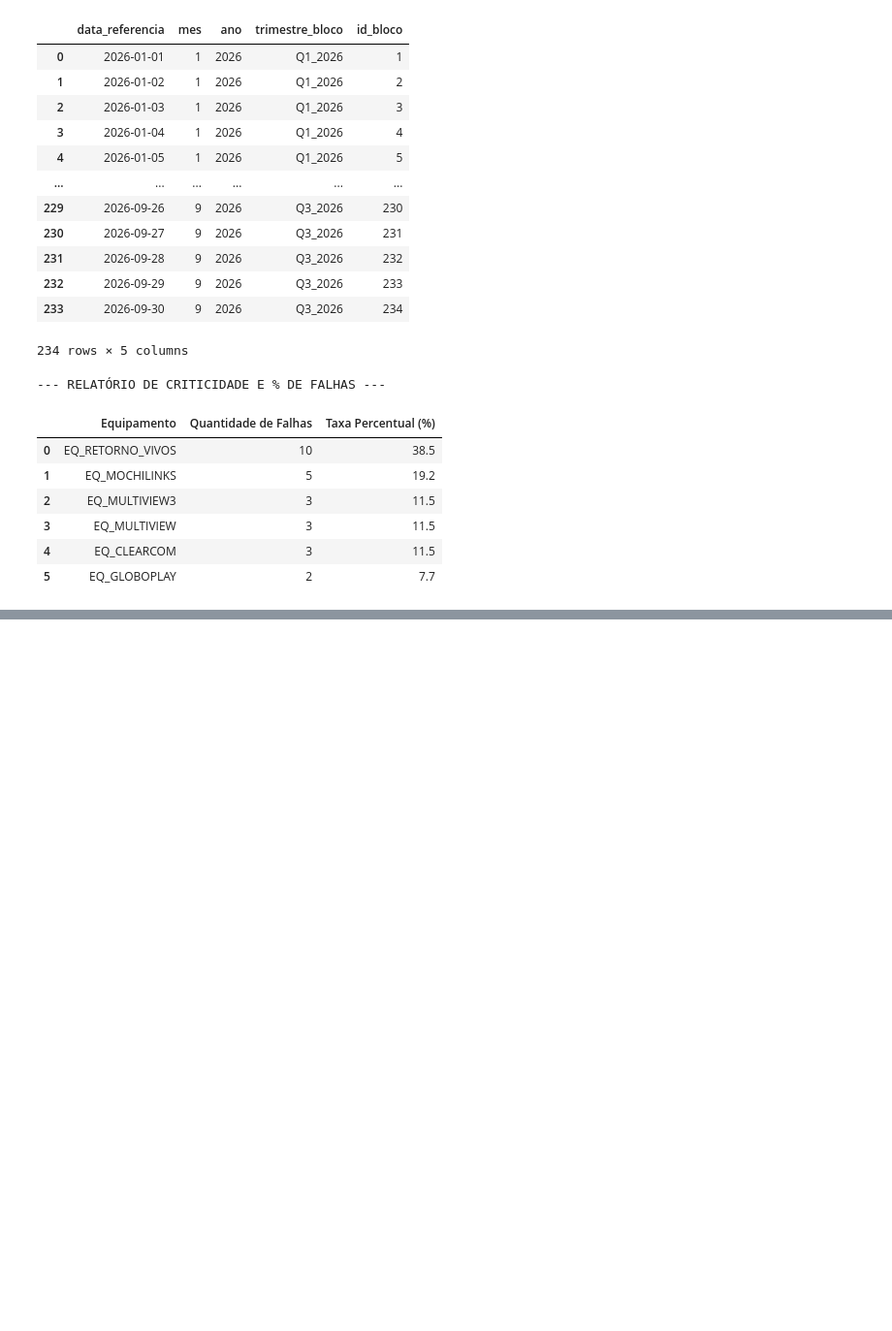
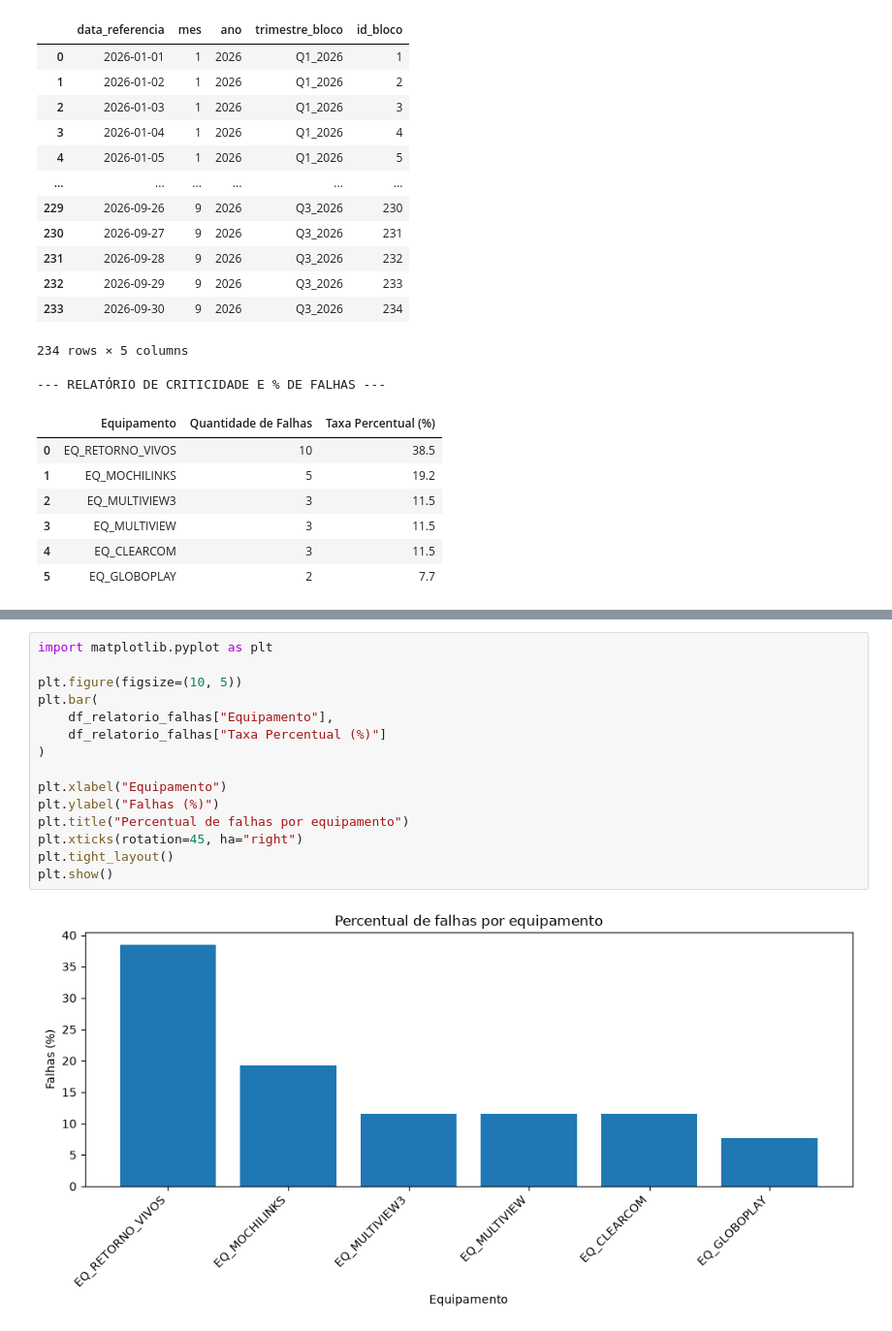
Before and after one commit to thalesboss/Topicos-bigdata-Python-com-pandas, a Jupyter notebook: etl2.ipynb, the cells around one changed output, grey strips where cells are left out. Shown at 97% size. Cells and saved outputs as stored; diff of their text form; blank space fills up the shorter version.

```diff
--- a/etl2.ipynb
+++ b/etl2.ipynb
@@ -236,0 +259,17 @@ display(df_relatorio_falhas)
+# %%
+import matplotlib.pyplot as plt
+
+plt.figure(figsize=(10, 5))
+plt.bar(
+    df_relatorio_falhas["Equipamento"],
+    df_relatorio_falhas["Taxa Percentual (%)"]
+)
+
+plt.xlabel("Equipamento")
+plt.ylabel("Falhas (%)")
+plt.title("Percentual de falhas por equipamento")
+plt.xticks(rotation=45, ha="right")
+plt.tight_layout()
+plt.show()
+# %% [output]
+[figure, added]
```
Also changed, not shown: parts of 1 cell of this notebook, 1 other file.
